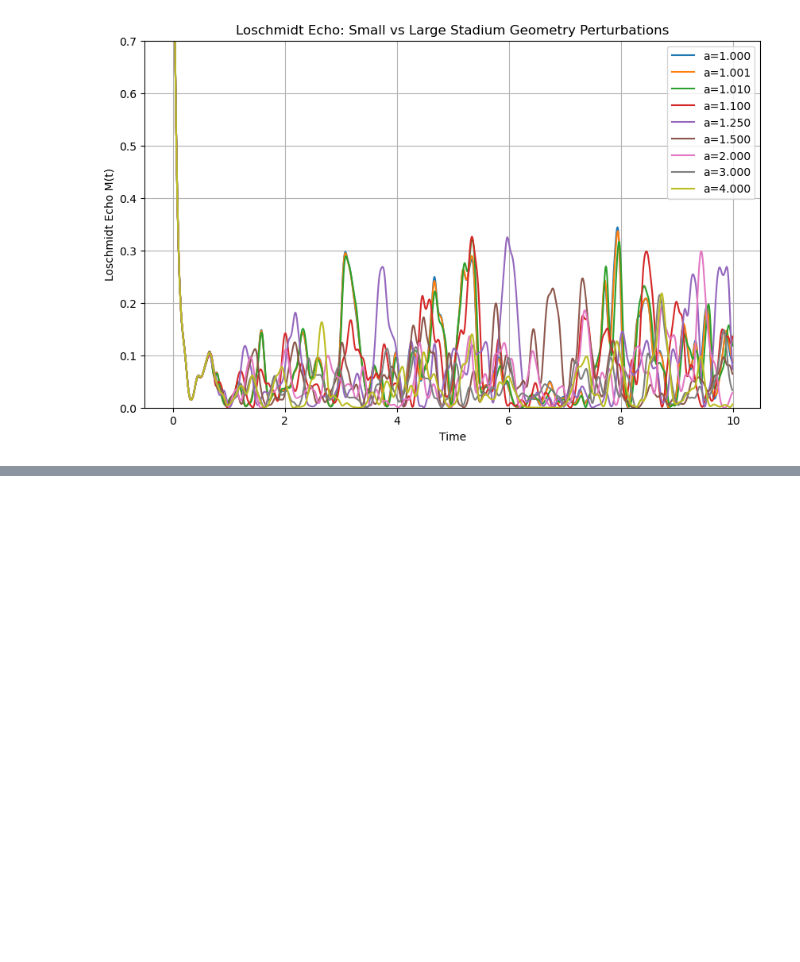
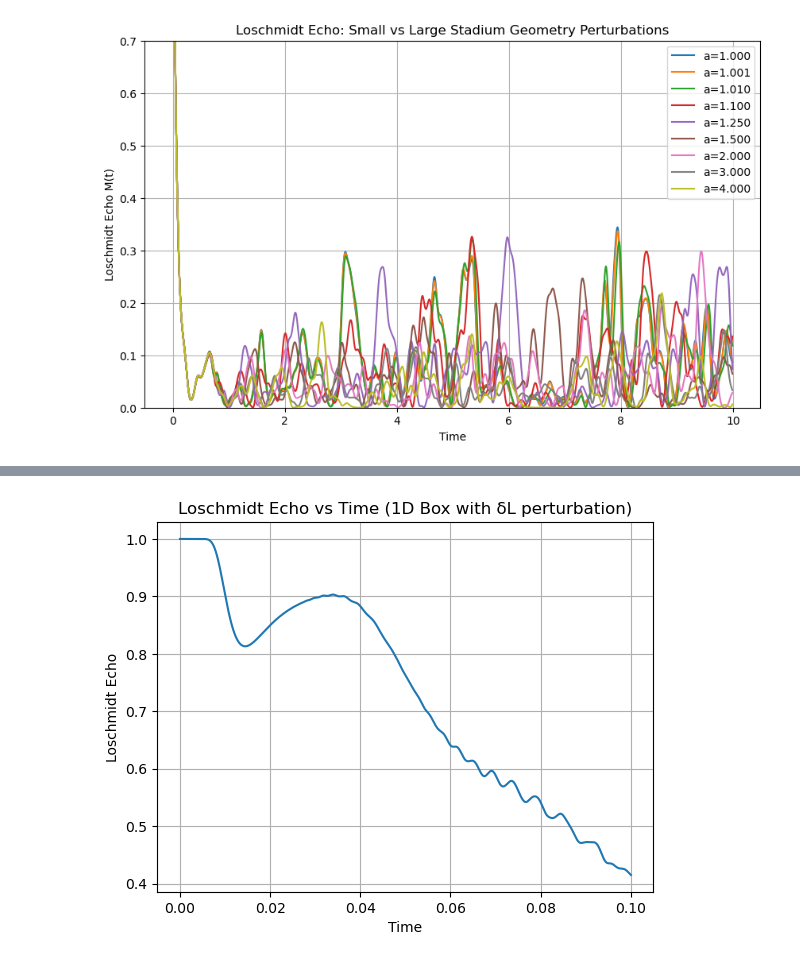
Before and after one commit to Shaukat-aziz/Quantum_Computing, a Jupyter notebook: guru-1.ipynb, the cells around one changed output, grey strips where cells are left out. Cells and saved outputs as stored; diff of their text form; code cells hidden in the pictures; blank space fills up the shorter version.

```diff
--- a/guru-1.ipynb
+++ b/guru-1.ipynb
@@ -245,0 +365,80 @@ plt.show()
+# %%
+import numpy as np
+import matplotlib.pyplot as plt
+
+# Physical constants (in natural units for simplicity)
+hbar = 1.0
+m = 1.0
+
+# Box parameters
+L = 1.0           # original box length
+delta_L = 0.01    # small perturbation in length
+L_pert = L + delta_L
+
+# Basis size
+N_states = 100    # number of eigenstates to use
+
+# Initial wavepacket parameters
+x_points = 1000
+x = np.linspace(0, L, x_points)
+x0 = L / 2            # center of wavepacket
+sigma = L / 20        # width of wavepacket
+k0 = 10 * np.pi / L   # central wave number
+
+# Construct initial wavepacket in position space
+psi0_x = np.exp(-(x - x0)**2 / (2 * sigma**2)) * np.exp(1j * k0 * x)
+psi0_x /= np.sqrt(np.trapz(np.abs(psi0_x)**2, x))  # normalize
+
+# Eigenstates and energies
+def phi_n(n, x, L_box):
+    return np.sqrt(2 / L_box) * np.sin(n * np.pi * x / L_box)
+
+def E_n(n, L_box):
+    return (n * np.pi * hbar)**2 / (2 * m * L_box**2)
+
+# Projection coefficients for unperturbed and perturbed systems
+def get_coefficients(psi_x, L_box):
+    coeffs = []
+    for n in range(1, N_states + 1):
+        phi = phi_n(n, x, L_box)
+        c_n = np.trapz(np.conj(phi) * psi_x, x)
+        coeffs.append(c_n)
+    return np.array(coeffs)
+
+c_n_unpert = get_coefficients(psi0_x, L)
+c_n_pert = get_coefficients(psi0_x, L_pert)
+
+# Time evolution
+def psi_t(c_n, L_box, t):
+    psi = np.zeros_like(x, dtype=complex)
+    for n, c in enumerate(c_n, start=1):
+        phi = phi_n(n, x, L_box)
+        E = E_n(n, L_box)
+        psi += c * phi * np.exp(-1j * E * t / hbar)
+    return psi
+
+# Loschmidt Echo over time
+times = np.linspace(0, 0.1, 20000)
+echo = []
+
+for t in times:
+    psi_unpert = psi_t(c_n_unpert, L, t)
+    psi_pert = psi_t(c_n_pert, L_pert, t)
+
+    # Back evolve psi_pert under H0
+    c_n_pert_back = get_coefficients(psi_pert, L)
+    psi_back = psi_t(c_n_pert_back, L, -t)
+
+    # Loschmidt echo = |<ψ0 | ψ_back>|^2
+    overlap = np.trapz(np.conj(psi0_x) * psi_back, x)
+    echo.append(np.abs(overlap)**2)
+
+# Plot
+plt.plot(times, echo)
+plt.xlabel("Time")
+plt.ylabel("Loschmidt Echo")
+plt.title("Loschmidt Echo vs Time (1D Box with δL perturbation)")
+plt.grid(True)
+plt.show()
+# %% [output]
+[figure, added]
```
Also changed, not shown: parts of 2 cells of this notebook, 1 other file.
